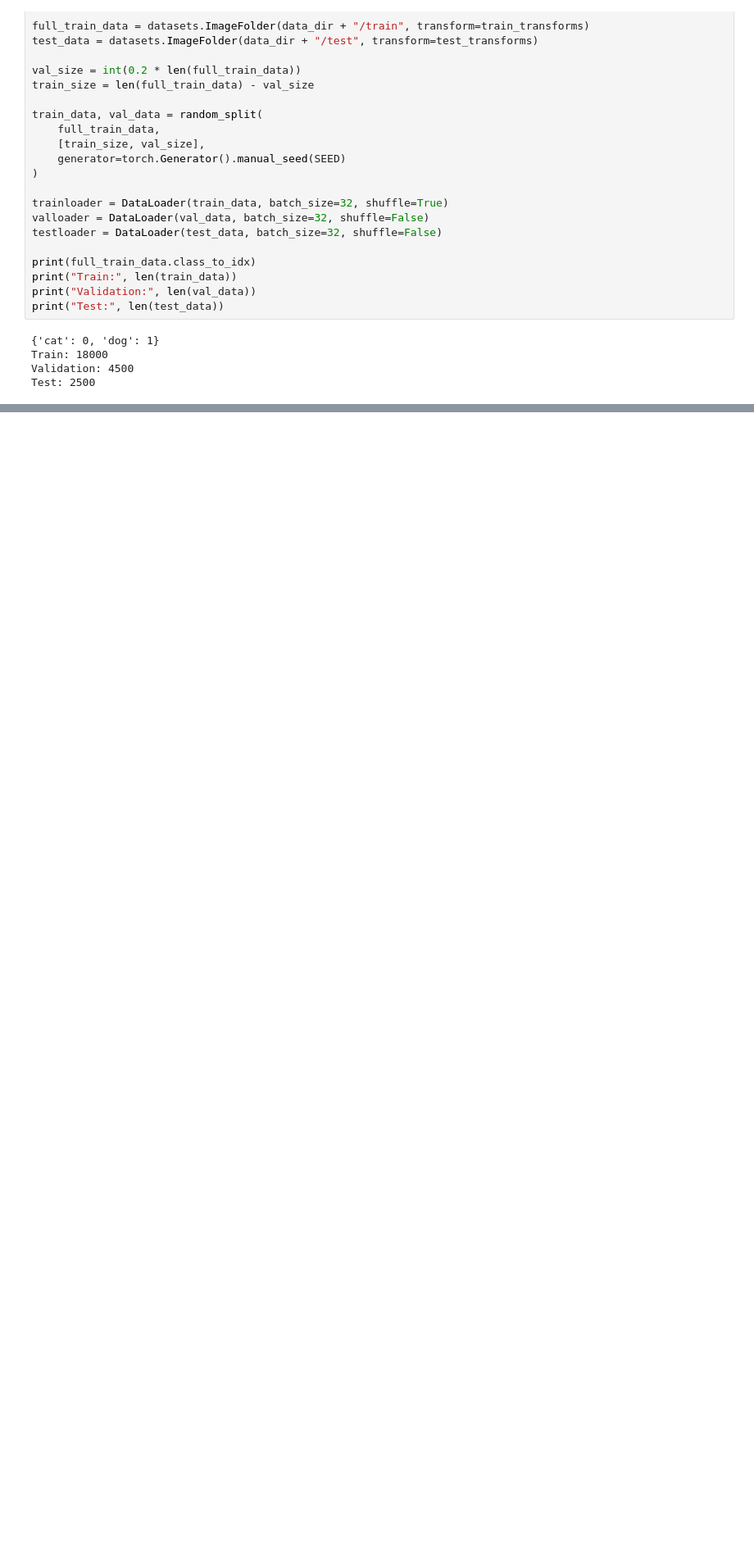
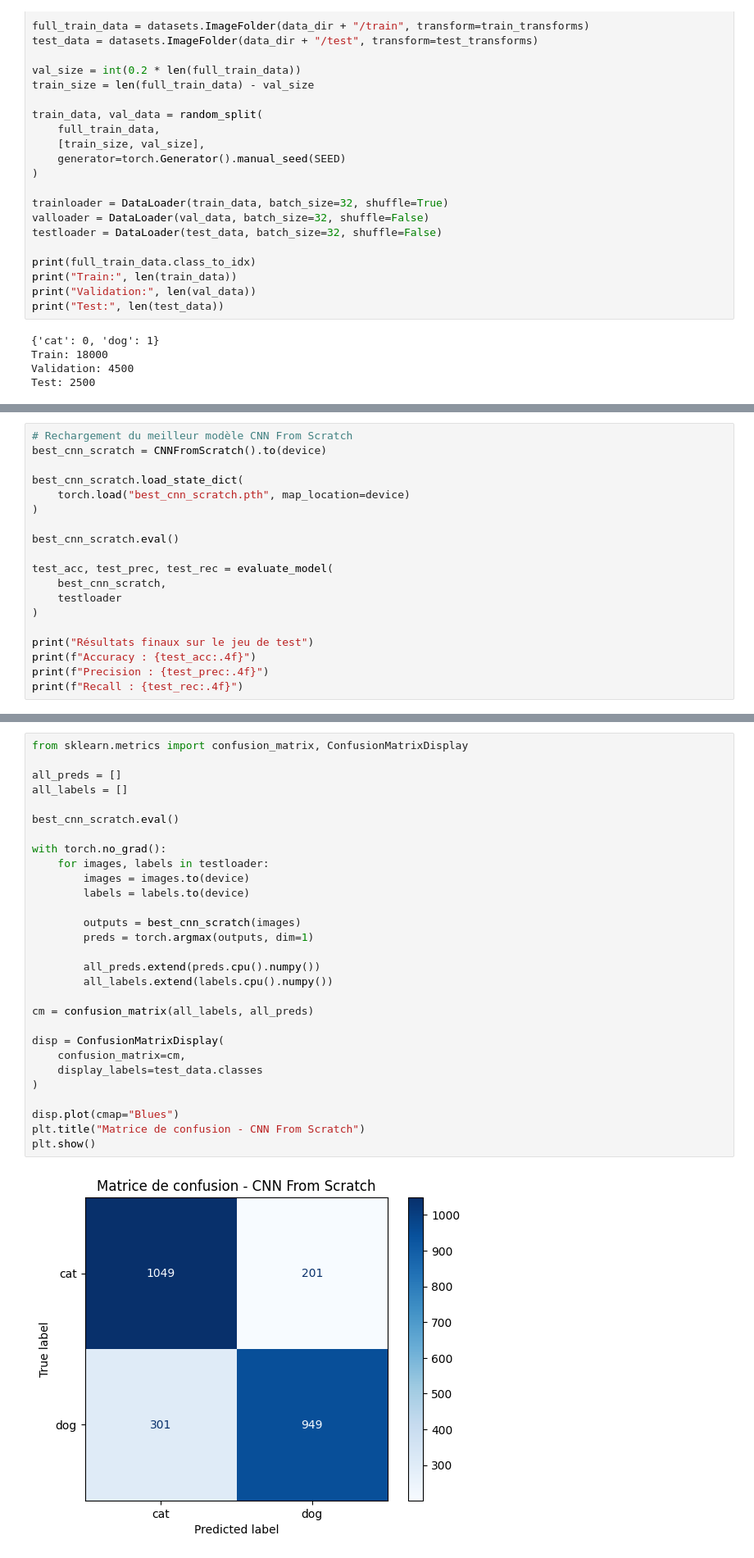
Before and after one commit to DonBos27/cnn-catsdogs-DonBosenga, a Jupyter notebook: notebook.ipynb, the cells around one changed output, grey strips where cells are left out. Shown at 82% size. Saved outputs shown, nothing was run; the diff lists cells and outputs as text; blank space fills up the shorter version.

```diff
--- a/notebook.ipynb
+++ b/notebook.ipynb
@@ -77,0 +678,19 @@ Test: 2500
+# %%
+# Rechargement du meilleur modèle CNN From Scratch
+best_cnn_scratch = CNNFromScratch().to(device)
+
+best_cnn_scratch.load_state_dict(
+    torch.load("best_cnn_scratch.pth", map_location=device)
+)
+
+best_cnn_scratch.eval()
+
+test_acc, test_prec, test_rec = evaluate_model(
+    best_cnn_scratch,
+    testloader
+)
+
+print("Résultats finaux sur le jeu de test")
+print(f"Accuracy : {test_acc:.4f}")
+print(f"Precision : {test_prec:.4f}")
+print(f"Recall : {test_rec:.4f}")
@@ -77,0 +706,31 @@ Test: 2500
+# %%
+from sklearn.metrics import confusion_matrix, ConfusionMatrixDisplay
+
+all_preds = []
+all_labels = []
+
+best_cnn_scratch.eval()
+
+with torch.no_grad():
+    for images, labels in testloader:
+        images = images.to(device)
+        labels = labels.to(device)
+
+        outputs = best_cnn_scratch(images)
+        preds = torch.argmax(outputs, dim=1)
+
+        all_preds.extend(preds.cpu().numpy())
+        all_labels.extend(labels.cpu().numpy())
+
+cm = confusion_matrix(all_labels, all_preds)
+
+disp = ConfusionMatrixDisplay(
+    confusion_matrix=cm,
+    display_labels=test_data.classes
+)
+
+disp.plot(cmap="Blues")
+plt.title("Matrice de confusion - CNN From Scratch")
+plt.show()
+# %% [output]
+[figure, added]
```
Also changed, not shown: parts of 44 cells of this notebook.
